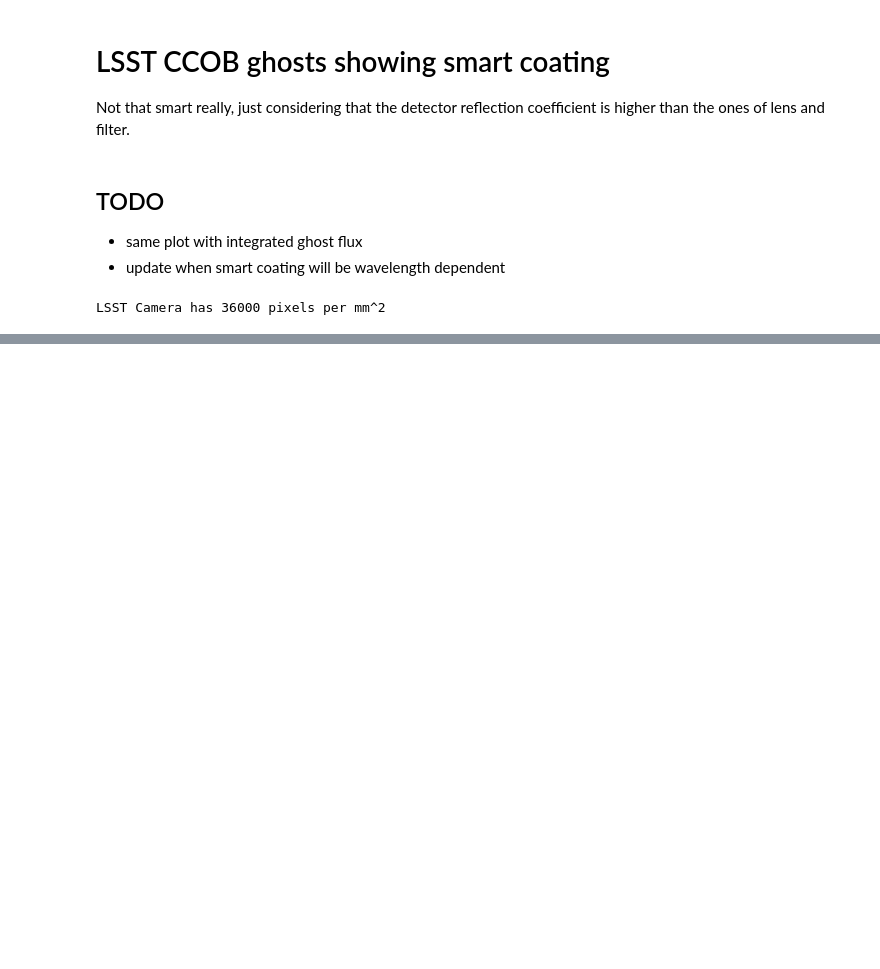
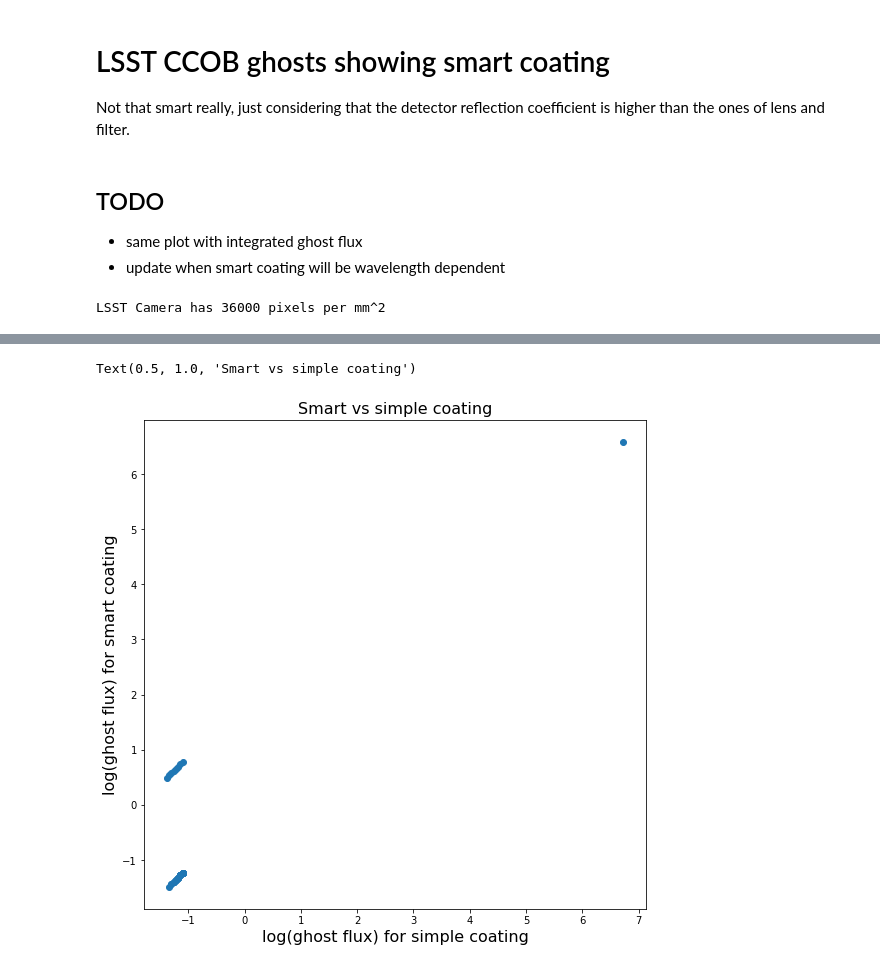
Before and after one commit to lsst-camera-dh/ghosts, a Jupyter notebook: notebooks/LSST_CCOB_smart_coating.ipynb, the cells around one changed output, grey strips where cells are left out. Cells and saved outputs as stored; diff of their text form; code cells hidden in the pictures; blank space fills up the shorter version.

```diff
--- a/notebooks/LSST_CCOB_smart_coating.ipynb
+++ b/notebooks/LSST_CCOB_smart_coating.ipynb
@@ -138,0 +140,10 @@ Text(0.5, 1.0, 'Ratio of ghost signal for smart over simple coating')
+# %%
+# Plotting ghost flux for simple coating vs smart coating
+# ghosts involving the detector have a 7 times larger reflection coefficient for smart coating
+plt.scatter(np.log(data_frame_1['flux']), np.log(data_frame_2['flux']))
+plt.xlabel('log(ghost flux) for simple coating', fontsize=16)
+plt.ylabel('log(ghost flux) for smart coating', fontsize=16)
+plt.title('Smart vs simple coating', fontsize=16)
+# %% [output]
+Text(0.5, 1.0, 'Smart vs simple coating')
+[figure, added]
```
Also changed, not shown: parts of 13 cells of this notebook, 1 other file.
